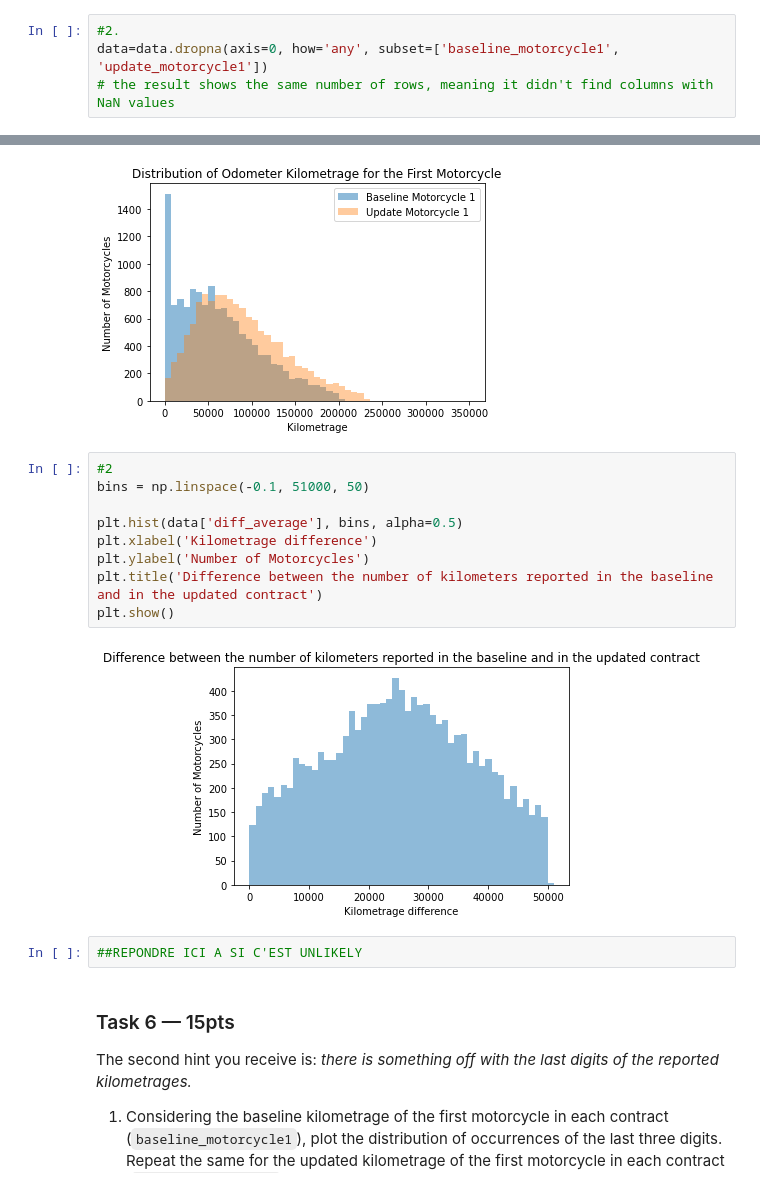
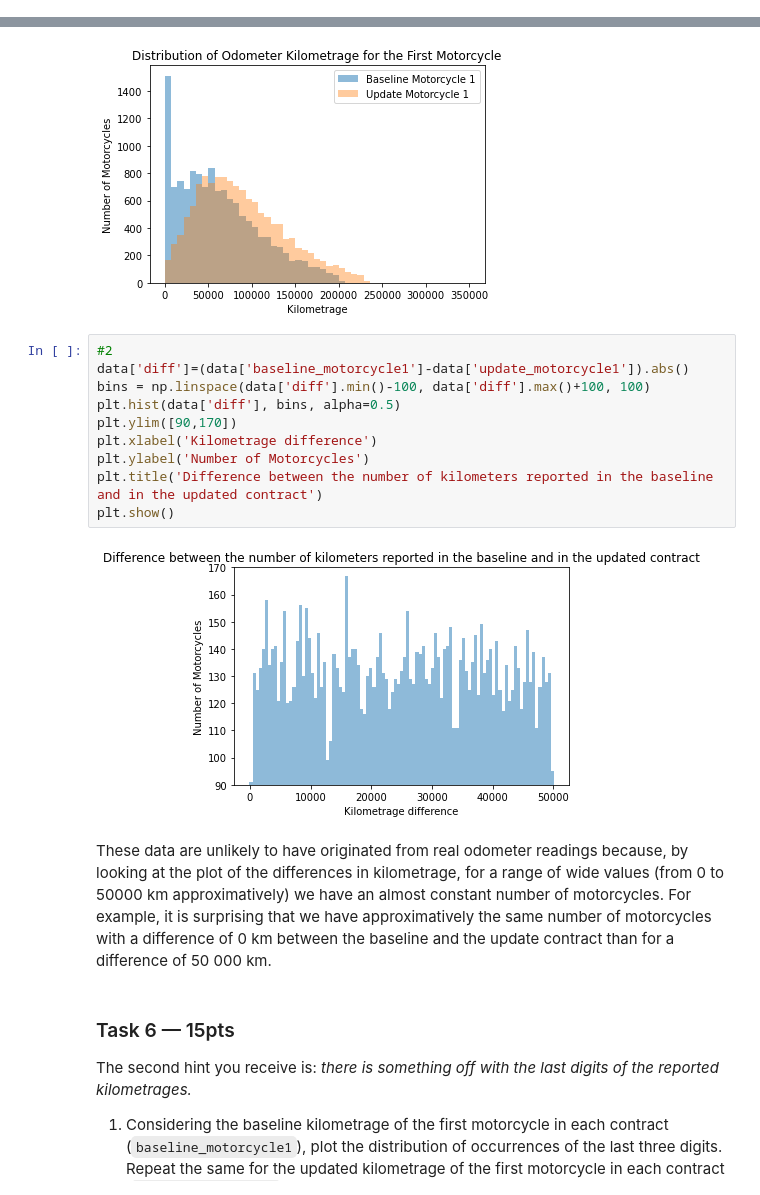
Before and after one commit to npont/ADA_HW, a Jupyter notebook: hw1 (2).ipynb, the cells around one changed output, grey strips where cells are left out. Drawn from its saved outputs; the diff is of its cells as text.

```diff
--- a/hw1 (2).ipynb
+++ b/hw1 (2).ipynb
@@ -178,4 +175,0 @@ data.shape[0]
-# %%
-#2.
-data=data.dropna(axis=0, how='any', subset=['baseline_motorcycle1', 'update_motorcycle1'])
-# the result shows the same number of rows, meaning it didn't find columns with NaN values
@@ -514,17 +563,21 @@ plt.show()
 [figure]
 # %%
 #2
-bins = np.linspace(-0.1, 51000, 50)
-
-plt.hist(data['diff_average'], bins, alpha=0.5)
+data['diff']=(data['baseline_motorcycle1']-data['update_motorcycle1']).abs()
+bins = np.linspace(data['diff'].min()-100, data['diff'].max()+100, 100)
+plt.hist(data['diff'], bins, alpha=0.5)
+plt.ylim([90,170])
 plt.xlabel('Kilometrage difference')
 plt.ylabel('Number of Motorcycles')
 plt.title('Difference between the number of kilometers reported in the baseline and in the updated contract')
 plt.show()
 # %% [output]
-[figure, old version]
+[figure, new version]
-# %%
-##REPONDRE ICI A SI C'EST UNLIKELY
+# %% [markdown]
+These data are unlikely to have originated from real odometer readings because, by looking at the plot of the differences in kilometrage,
+for a range of wide values (from 0 to 50000 km approximatively) we have an almost constant number of motorcycles.
+For example, it is surprising that we have approximatively the same number of motorcycles with a difference of 0 km between the baseline
+and the update contract than for a difference of 50 000 km.
 # %% [markdown]
 ### Task 6 — 15pts
 
```
Also changed, not shown: parts of 27 cells of this notebook.
